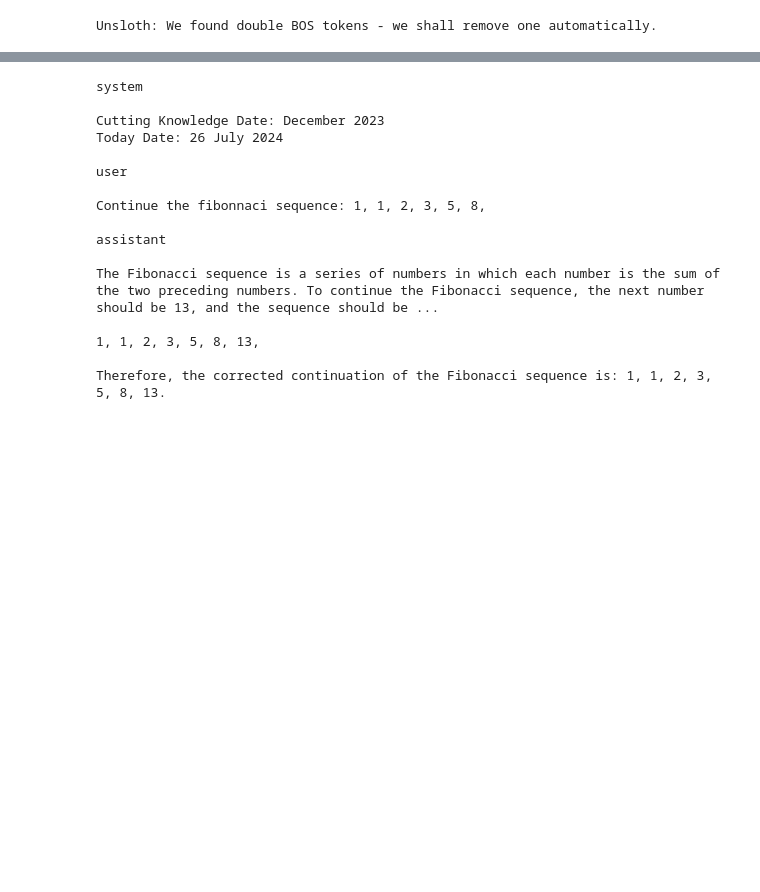
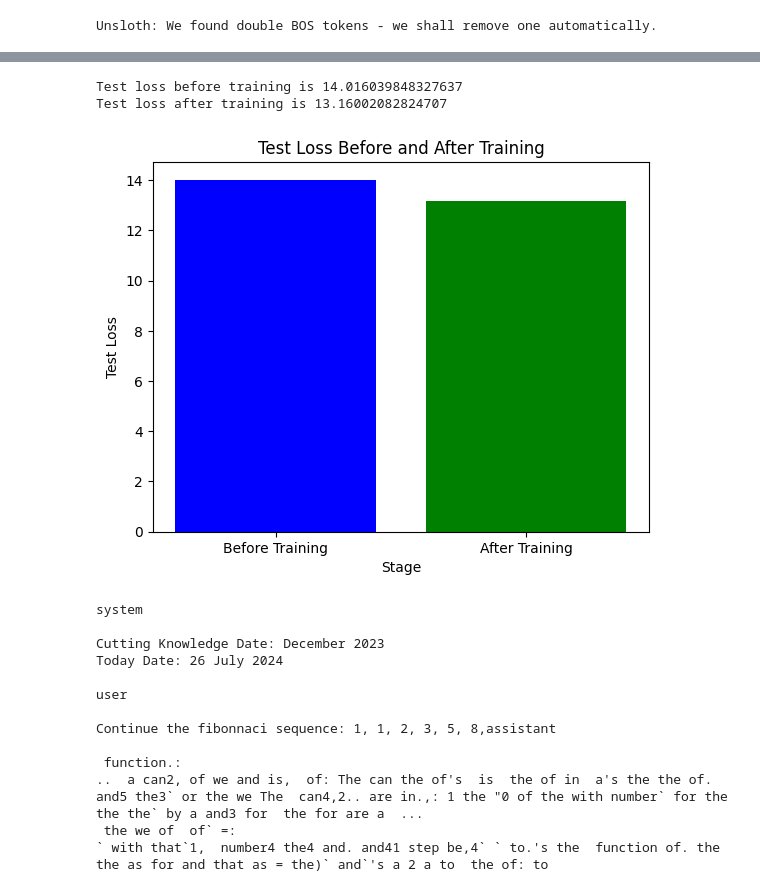
Before and after one commit to IslamiTP/Intro-to-LLM-Homework-2, a Jupyter notebook: run_ollama_in_colab.ipynb, the cells around one changed output, grey strips where cells are left out. Drawn from its saved outputs; the diff is of its cells as text; code cells hidden in the pictures; blank space fills up the shorter version.

Commit message:
Almost finished with Question 2. I am having trouble with the fine tuning output coming out correct.

```diff
--- a/run_ollama_in_colab.ipynb
+++ b/run_ollama_in_colab.ipynb
@@ -183,14 +283,34 @@ Unsloth: Will smartly offload gradients to save VRAM!
+# %%
+print("Test loss on the first 100 samples before training is", before_training_loss)
+print("Test loss on the first 100 samples after training is", after_training_loss)
+
+# Prepare the data for the bar plot
+losses = [before_training_loss, after_training_loss]
+labels = ['Before Training', 'After Training']
+
+# Create the bar plot
+plt.bar(labels, losses, color=['blue', 'green'])
+plt.xlabel('Stage')
+plt.ylabel('Test Loss')
+plt.title('Test Loss Before and After Training')
+plt.show()
+# %% [output]
+Test loss before training is 14.016039848327637
+Test loss after training is 13.16002082824707
+[figure, added]
 # %%
+# After training inference outcome from continue fibonacci sequence question.
+
 from unsloth.chat_templates import get_chat_template
 
 tokenizer = get_chat_template(
     tokenizer,
-    chat_template = "llama-3.1",
+    chat_template = "llama-3.2",
 )
 FastLanguageModel.for_inference(model) # Enable native 2x faster inference
 
 messages = [
-    {"role": "user", "content": "Continue the fibonnaci sequence: 1, 1, 2, 3, 5, 8,\n\n"},
+    {"role": "user", "content": "Continue the fibonnaci sequence: 1, 1, 2, 3, 5, 8,"},
 ]
 inputs = tokenizer.apply_chat_template(
     messages,
@@ -199,7 +319,7 @@ inputs = tokenizer.apply_chat_template(
     return_tensors = "pt",
 ).to("cuda")
 
-outputs = model.generate(input_ids = inputs, max_new_tokens = 2048, use_cache = True,
+outputs = model.generate(input_ids = inputs, max_new_tokens = 150, use_cache = True,
                          temperature = 1.5, min_p = 0.1)
 
 output = tokenizer.batch_decode(outputs, skip_special_tokens=True)
@@ -213,12 +333,9 @@ Today Date: 26 July 2024
 
 user
 
-Continue the fibonnaci sequence: 1, 1, 2, 3, 5, 8,
+Continue the fibonnaci sequence: 1, 1, 2, 3, 5, 8,assistant
 
-assistant
-
-The Fibonacci sequence is a series of numbers in which each number is the sum of the two preceding numbers. To continue the Fibonacci sequence, the next number should be 13, and the sequence should be ...
-
-1, 1, 2, 3, 5, 8, 13,
-
-Therefore, the corrected continuation of the Fibonacci sequence is: 1, 1, 2, 3, 5, 8, 13.
+ function.:
+..  a can2, of we and is,  of: The can the of's  is  the of in  a's the the of. and5 the3` or the we The  can4,2.. are in.,: 1 the "0 of the with number` for the the the` by a and3 for  the for are a  ...
+ the we of  of` =:
+` with that`1,  number4 the4 and. and41 step be,4` ` to.'s the  function of. the the as for and that as = the)` and`'s a 2 a to  the of: to
```
Also changed, not shown: parts of 13 cells of this notebook.
